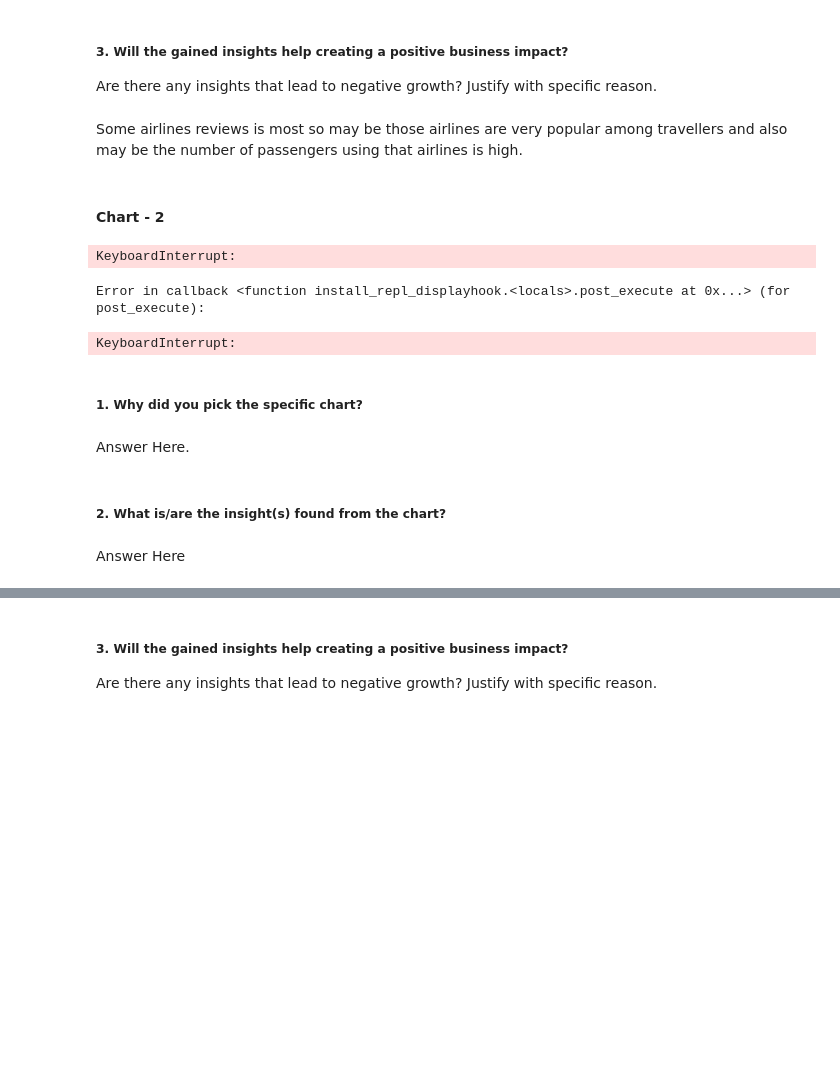
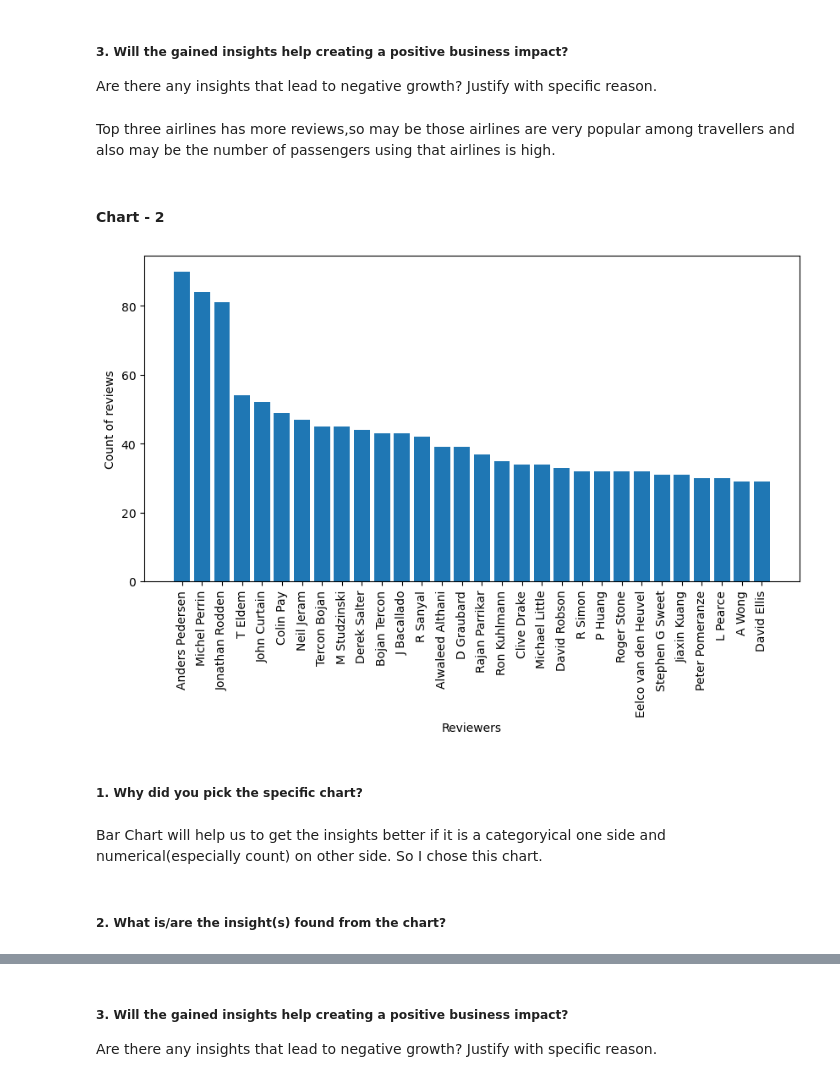
Before and after one commit to balaji-89/Airline_Passenger_Referral_Prediction, a Jupyter notebook: Solution/PassengerReferral.ipynb, the cells around one changed output, grey strips where cells are left out. Cells and saved outputs as stored; diff of their text form; code cells hidden in the pictures; blank space fills up the shorter version.

Commit message:
Completed 10 EDA charts nxt preprocessing

```diff
--- a/Solution/PassengerReferral.ipynb
+++ b/Solution/PassengerReferral.ipynb
@@ -369,13 +369,17 @@ def handle_review_date(date_review_values):
 def handle_date_flown(date_flown_values):
     fin_date = []
     for date in date_flown_values:
-        try:
-            fin_date.append(pd.to_datetime(date))
-        except:
-            year = date.split()[1]
-            month = date.split()[0]
-            month_map = {'January':1,'February':2,'March':3,'April':4,'May':5,'June':6,'July':7,'August':8,'September':9,'October':10,'November':11,'December':12}
-            fin_date.append(pd.to_datetime(f'{year}-{month_map[month]}-01'))
+        if pd.isna(date):
+            fin_date.append(np.nan)
+
+        else:
+            try:
+                fin_date.append(pd.to_datetime(date))
+            except:
+                year = date.split()[1]
+                month = date.split()[0]
+                month_map = {'January':1,'February':2,'March':3,'April':4,'May':5,'June':6,'July':7,'August':8,'September':9,'October':10,'November':11,'December':12}
+                fin_date.append(pd.to_datetime(f'{year}-{month_map[month]}-01'))
 
     return fin_date
 # %%
@@ -449,26 +441,24 @@ We can able to see that most reviewed passengers are travelled in American Airli
 ##### 3. Will the gained insights help creating a positive business impact?
 Are there any insights that lead to negative growth? Justify with specific reason.
 # %% [markdown]
-Some airlines reviews is most so may be those airlines are very popular among travellers and also may be the number of passengers using that airlines is high.
+Top three airlines has more reviews,so may be those airlines are very popular among travellers and also may be the number of passengers using that airlines is high.
 # %% [markdown]
 #### Chart - 2
 # %%
 # Chart - 2 visualization code
 
-plt.figure(figsize=(15,8))
-plt.bar(x = df.author.value_counts().index,height=df.author.value_counts().values)
+plt.figure(figsize=(10,5))
+plt.bar(x = df.author.value_counts().sort_values(ascending=False)[:30].index,height=df.author.value_counts().sort_values(ascending=False)[:30].values)
 plt.xticks(rotation = 90)
+plt.ylabel("Count of reviews")
+plt.xlabel("Reviewers")
 
 plt.show()
 # %% [output]
-KeyboardInterrupt:
-Error in callback <function install_repl_displayhook.<locals>.post_execute at 0x...> (for post_execute):
-KeyboardInterrupt:
+[figure, added]
 # %% [markdown]
 ##### 1. Why did you pick the specific chart?
-# %% [markdown]
-Answer Here.
+# %% [markdown]
+Bar Chart will help us to get the insights better if it is a categoryical one side and numerical(especially count) on other side. So I chose this chart.
 # %% [markdown]
 ##### 2. What is/are the insight(s) found from the chart?
-# %% [markdown]
-Answer Here
```
Also changed, not shown: parts of 69 cells of this notebook.
